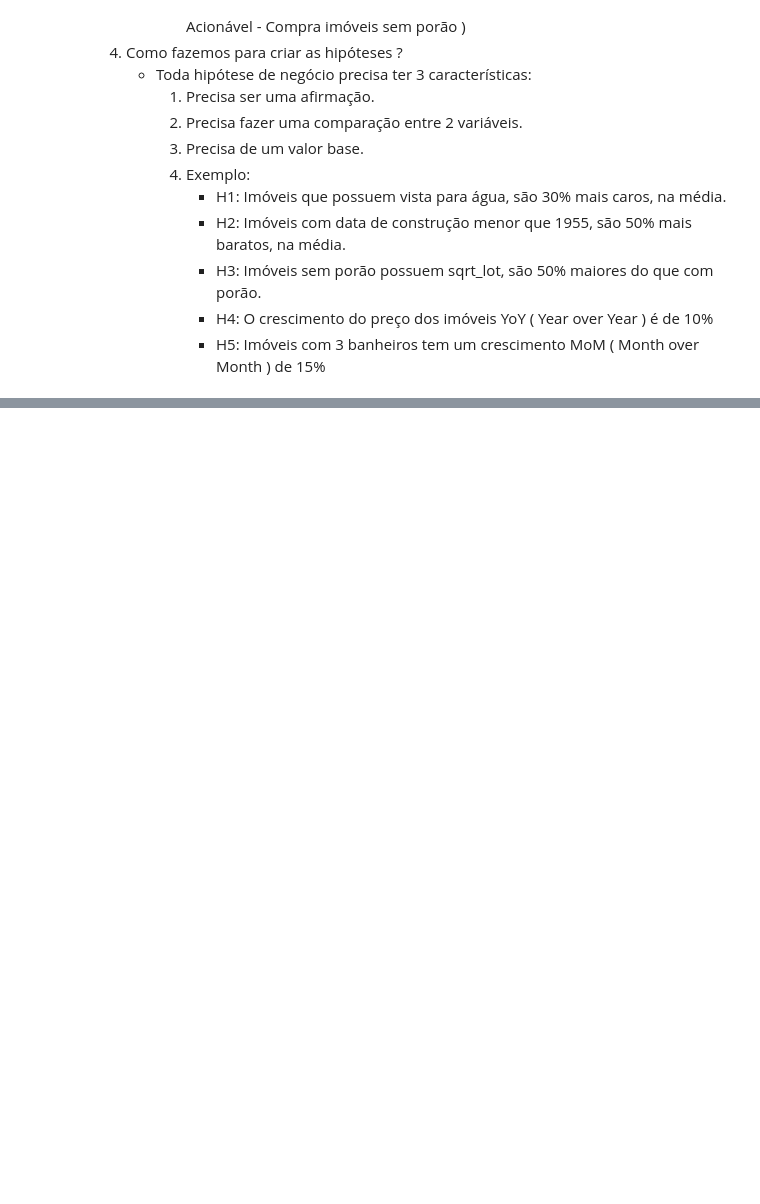
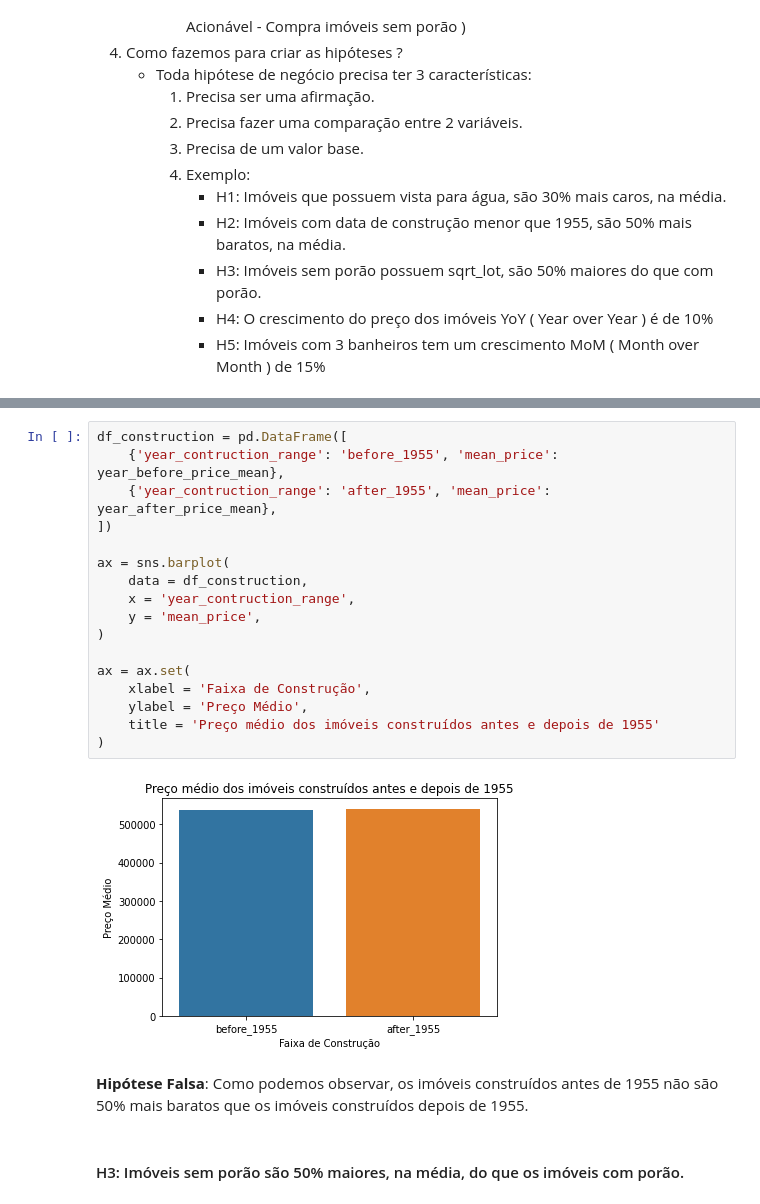
Before and after one commit to PedroFerraresi/houserocket, a Jupyter notebook: notebooks/pf_v2.0.ipynb, the cells around one changed output, grey strips where cells are left out. Saved outputs shown, nothing was run; the diff lists cells and outputs as text; blank space fills up the shorter version.

```diff
--- a/notebooks/pf_v2.0.ipynb
+++ b/notebooks/pf_v2.0.ipynb
@@ -209,0 +312,23 @@ df_numerical
+# %%
+df_construction = pd.DataFrame([
+    {'year_contruction_range': 'before_1955', 'mean_price': year_before_price_mean},
+    {'year_contruction_range': 'after_1955', 'mean_price': year_after_price_mean},
+])
+
+ax = sns.barplot(
+    data = df_construction,
+    x = 'year_contruction_range',
+    y = 'mean_price',
+)
+
+ax = ax.set(
+    xlabel = 'Faixa de Construção',
+    ylabel = 'Preço Médio',
+    title = 'Preço médio dos imóveis construídos antes e depois de 1955'
+)
+# %% [output]
+[figure, added]
+# %% [markdown]
+**Hipótese Falsa**: Como podemos observar, os imóveis construídos antes de 1955 não são 50% mais baratos que os imóveis construídos depois de 1955.
+# %% [markdown]
+#### H3: Imóveis sem porão são 50% maiores, na média, do que os imóveis com porão.
```
Also changed, not shown: parts of 40 cells of this notebook.
